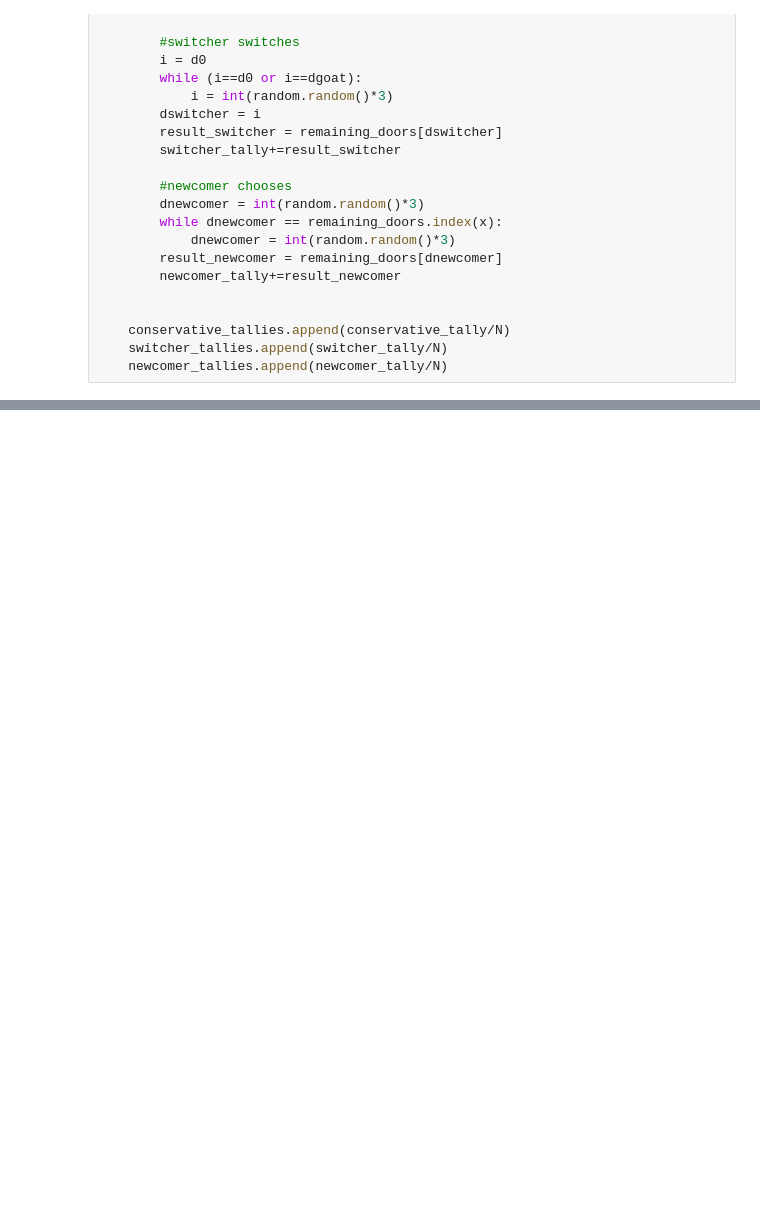
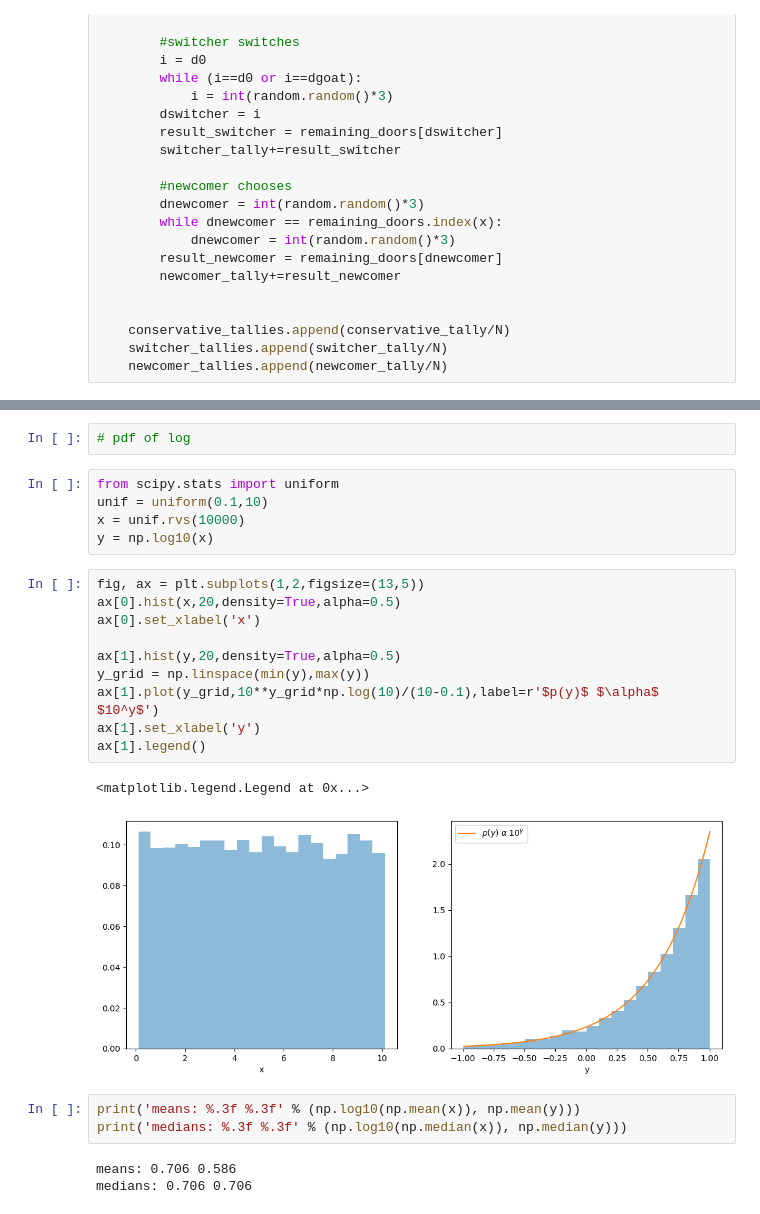
Before and after one commit to ebianchi803/astrostatistics_bicocca_2026, a Jupyter notebook: working/L02.ipynb, the cells around one changed output, grey strips where cells are left out. Drawn from its saved outputs; the diff is of its cells as text; blank space fills up the shorter version.

```diff
--- a/working/L02.ipynb
+++ b/working/L02.ipynb
@@ -186,0 +359,26 @@ newcomer: 0.5055
+# %%
+# pdf of log
+# %%
+from scipy.stats import uniform
+unif = uniform(0.1,10)
+x = unif.rvs(10000)
+y = np.log10(x)
+# %%
+fig, ax = plt.subplots(1,2,figsize=(13,5))
+ax[0].hist(x,20,density=True,alpha=0.5)
+ax[0].set_xlabel('x')
+
+ax[1].hist(y,20,density=True,alpha=0.5)
+y_grid = np.linspace(min(y),max(y))
+ax[1].plot(y_grid,10**y_grid*np.log(10)/(10-0.1),label=r'$p(y)$ $\alpha$ $10^y$')
+ax[1].set_xlabel('y')
+ax[1].legend()
+# %% [output]
+<matplotlib.legend.Legend at 0x...>
+[figure, added]
+# %%
+print('means: %.3f %.3f' % (np.log10(np.mean(x)), np.mean(y)))
+print('medians: %.3f %.3f' % (np.log10(np.median(x)), np.median(y)))
+# %% [output]
+means: 0.706 0.586
+medians: 0.706 0.706
```
Also changed, not shown: parts of 16 cells of this notebook.
